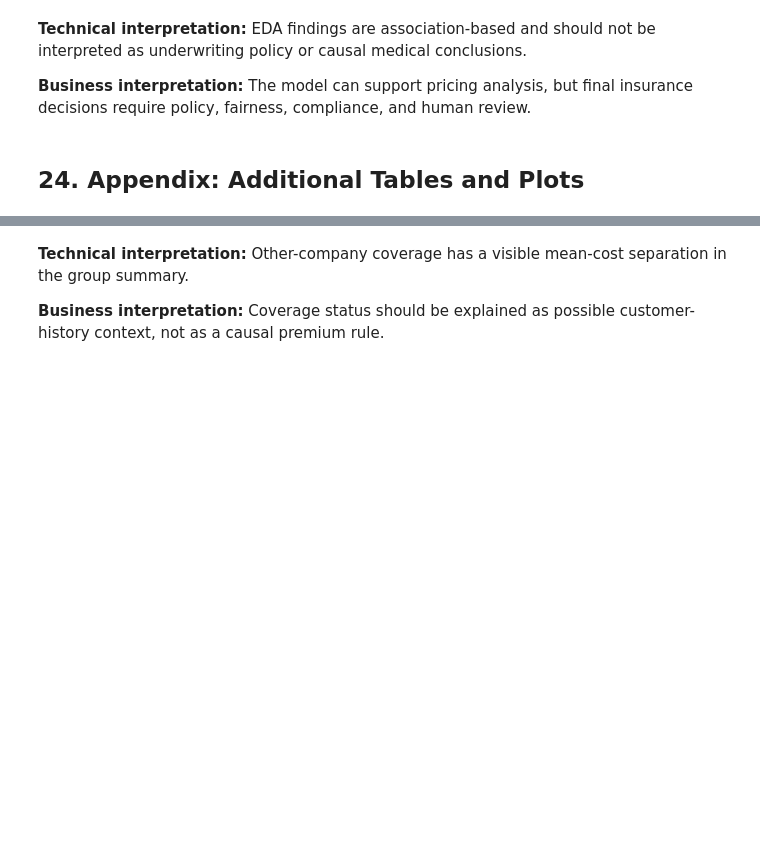
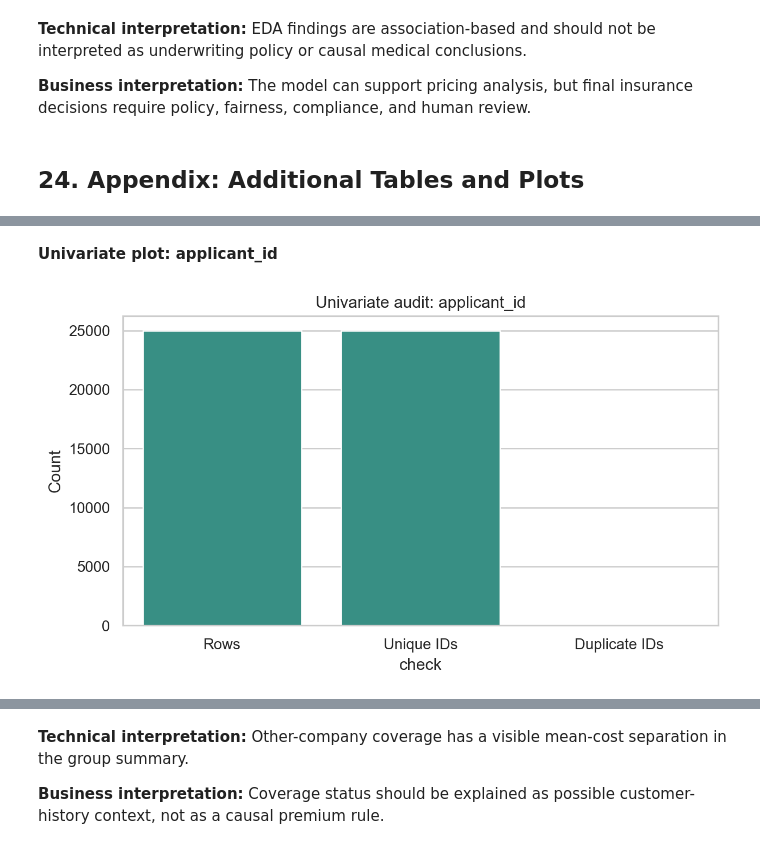
Before and after one commit to gunjan075/gl-capstone, a Jupyter notebook: notebooks/01_milestone1_eda.ipynb, the cells around one changed output, grey strips where cells are left out. Cells and saved outputs as stored; diff of their text form; code cells hidden in the pictures; blank space fills up the shorter version.

Commit message:
Add complete univariate EDA appendix

```diff
--- a/notebooks/01_milestone1_eda.ipynb
+++ b/notebooks/01_milestone1_eda.ipynb
@@ -946,0 +977,10 @@ pd.DataFrame({"available_table": appendix_files}).head(80)
+# %%
+image_path = ROOT / 'outputs/figures/univariate_applicant_id.png'
+display(Markdown("**Univariate plot: applicant_id**"))
+if image_path.exists():
+    display(Image(filename=str(image_path)))
+else:
+    print(f"Missing image: {image_path}")
+# %% [output]
+**Univariate plot: applicant_id**
+[figure, added]
```
Also changed, not shown: parts of 52 cells of this notebook, 39 other files.
